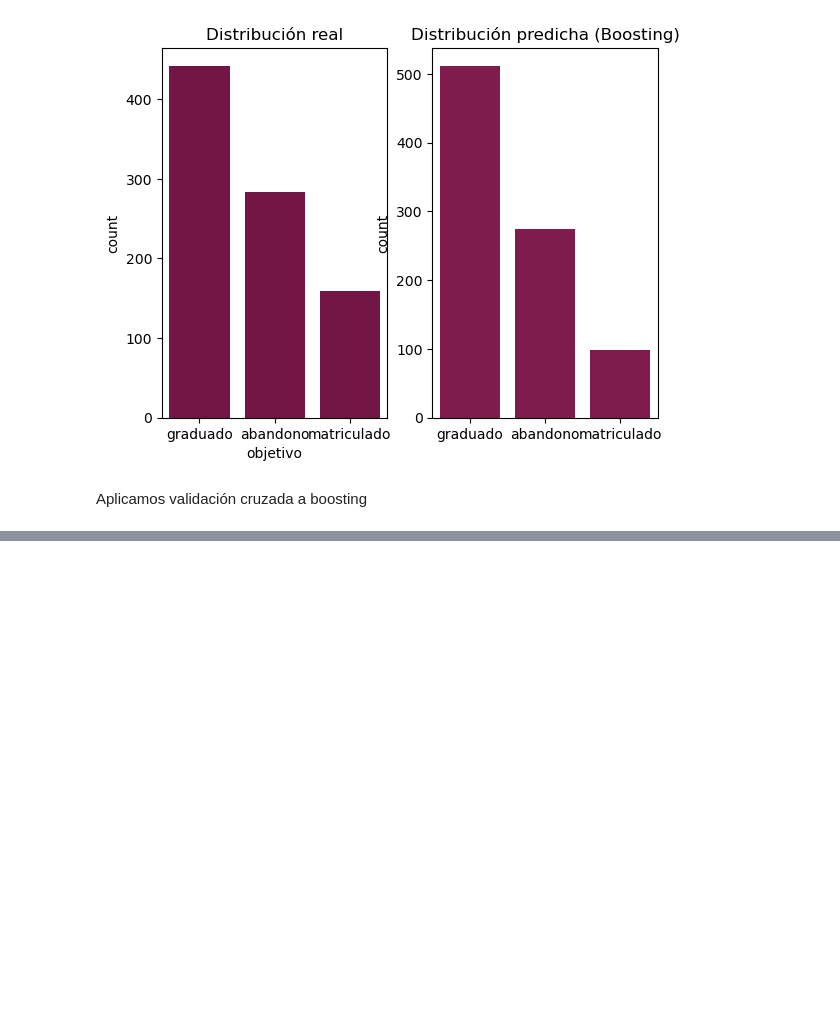
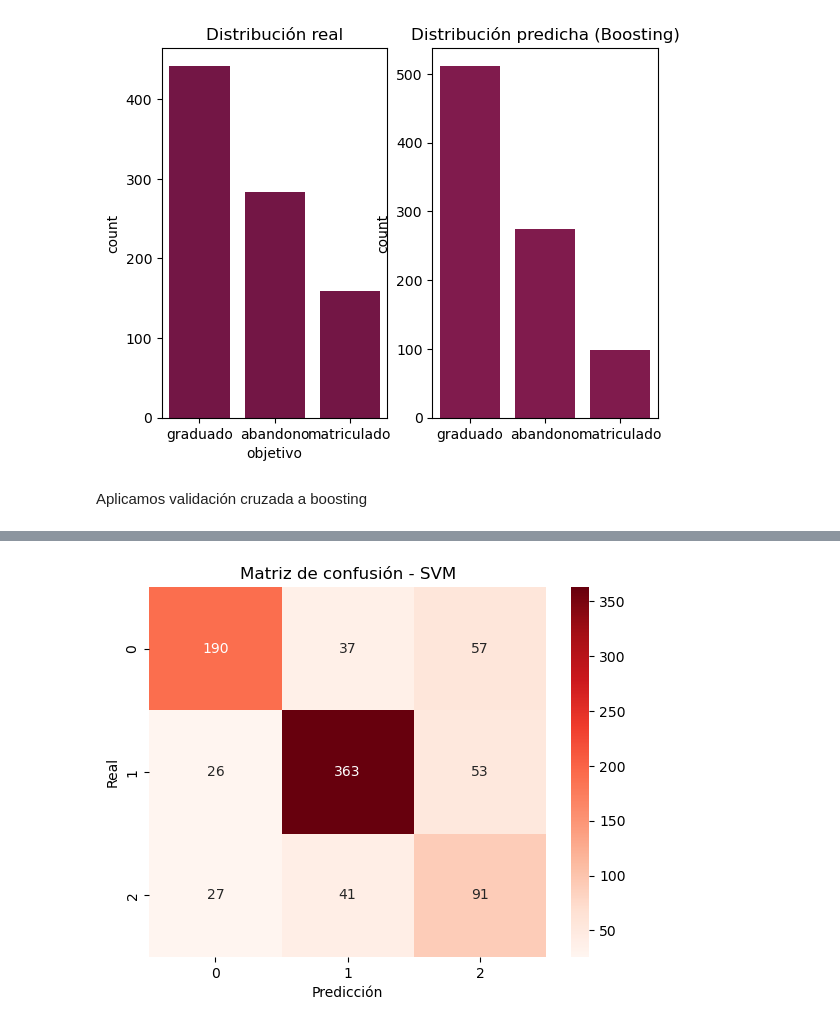
Before and after one commit to ssanchezguillan/proyecto-Machine-Learning, a Jupyter notebook: clasificacion.ipynb, the cells around one changed output, grey strips where cells are left out. Saved outputs shown, nothing was run; the diff lists cells and outputs as text; code cells hidden in the pictures; blank space fills up the shorter version.

```diff
--- a/clasificacion.ipynb
+++ b/clasificacion.ipynb
@@ -501,0 +501,11 @@ Por tanto, como modelo elegimos el de boosting
+# %%
+svm_model = SVC(
+    kernel='rbf',
+    C=1,
+    gamma='scale',
+    class_weight='balanced',
+    random_state=42
+)
+
+#entrenamos
+svm_model.fit(X_train_processed, y_train)
@@ -501,0 +514,6 @@ Por tanto, como modelo elegimos el de boosting
+# %%
+#predecimos
+y_val_pred_svm = svm_model.predict(X_val_processed)
+
+print(classification_report(y_val, y_val_pred_svm))
+print("F1 SVM:", f1_score(y_val, y_val_pred_svm, average="weighted"))
@@ -501,0 +532,11 @@ Por tanto, como modelo elegimos el de boosting
+# %%
+#matriz de confusión
+cm = confusion_matrix(y_val, y_val_pred_svm)
+
+sns.heatmap(cm, annot=True, fmt="d", cmap="Reds")
+plt.title("Matriz de confusión - SVM")
+plt.xlabel("Predicción")
+plt.ylabel("Real")
+plt.show()
+# %% [output]
+[figure, added]
```
Also changed, not shown: parts of 30 cells of this notebook.
